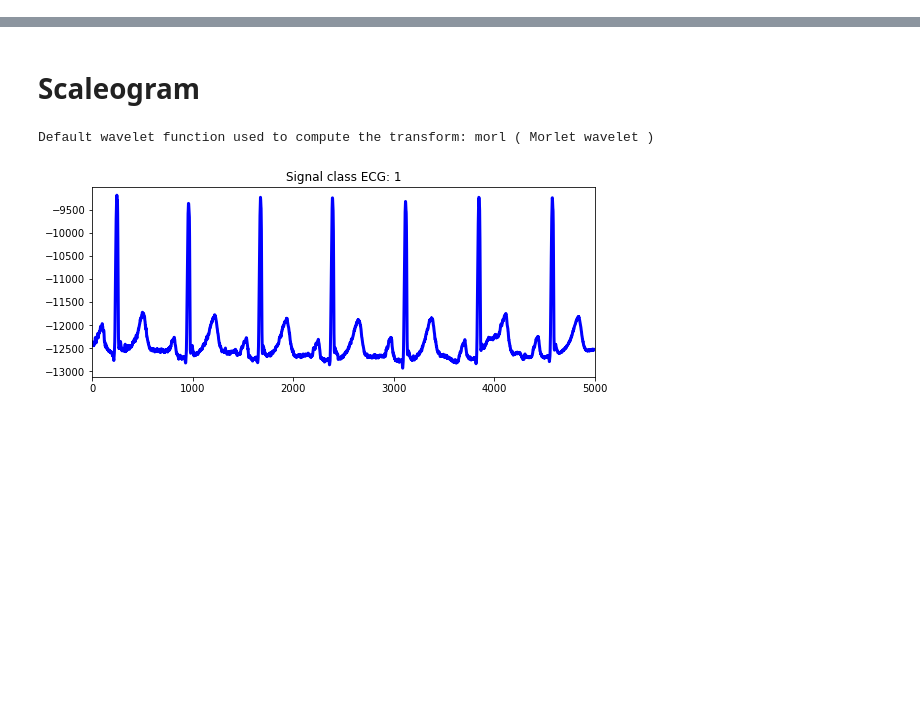
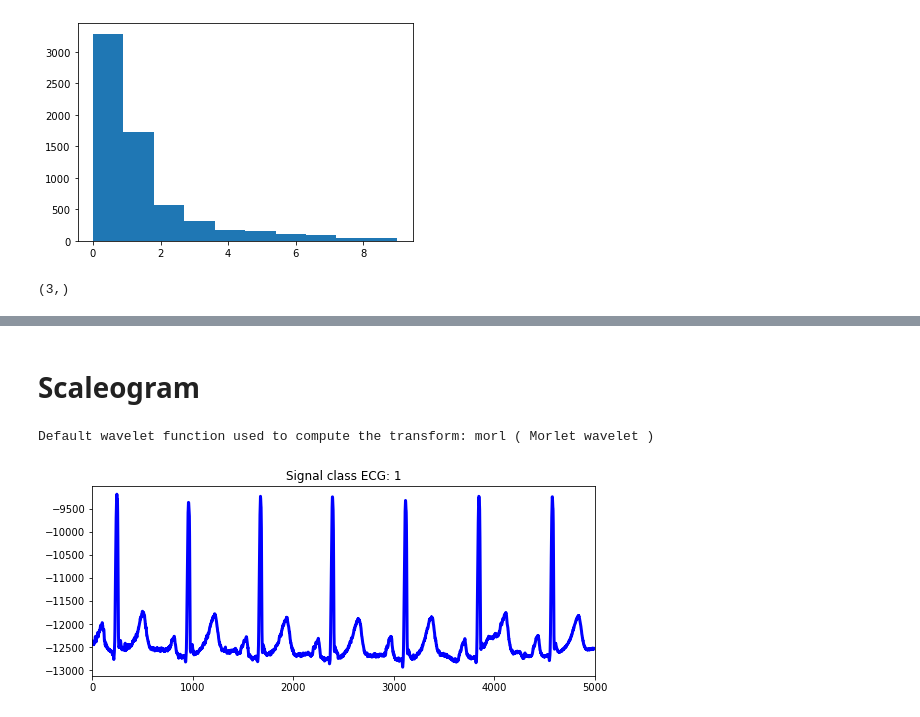
Before and after one commit to DJM25/aura-jedha, a Jupyter notebook: wavelet_analysis_ECG.ipynb, the cells around one changed output, grey strips where cells are left out. Drawn from its saved outputs; the diff is of its cells as text; code cells hidden in the pictures; blank space fills up the shorter version.

```diff
--- a/wavelet_analysis_ECG.ipynb
+++ b/wavelet_analysis_ECG.ipynb
@@ -13,0 +123,10 @@ import re
+# %%
+plt.hist(dataannall[dataannall['sample'] < 10]['sample'], bins=10);
+plt.show()
+# %% [output]
+[figure, added]
+# %%
+pie_chart_data = dataset[dataset['record'] == '100001'].groupby('class')['sample'].sum()
+pie_chart_data.shape
+# %% [output]
+(3,)
```
Also changed, not shown: parts of 23 cells of this notebook.
